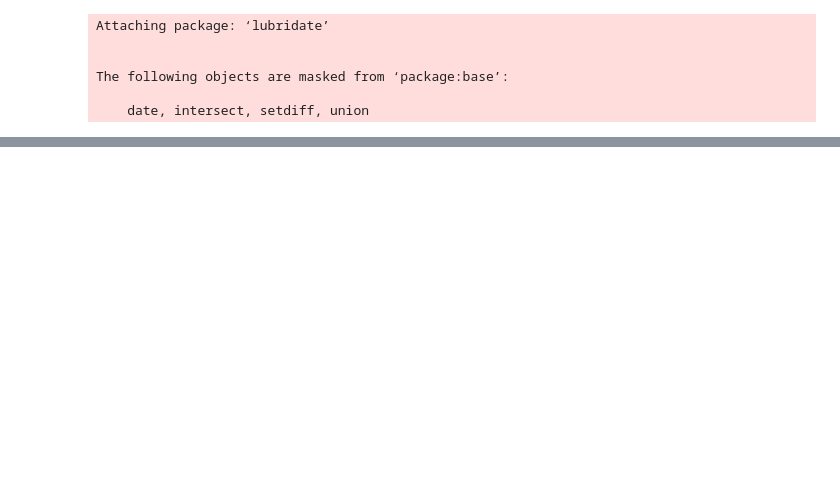
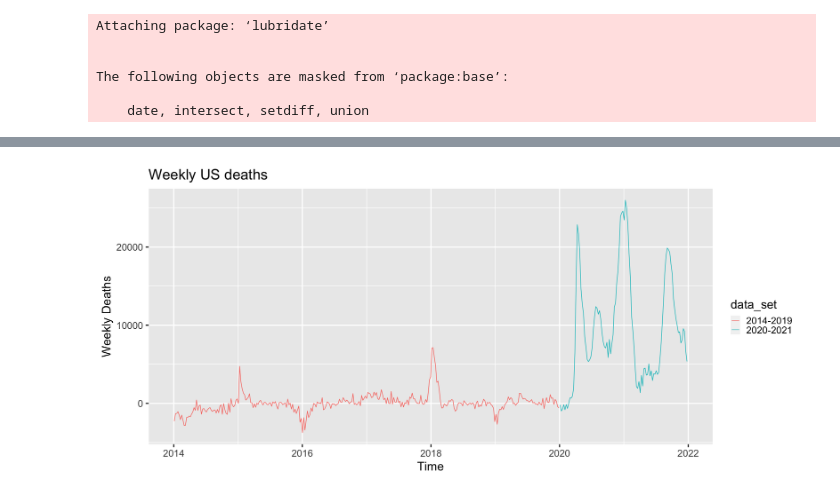
Before and after one commit to matzhaugen/mortality, a Jupyter notebook: notebooks/analysis.ipynb, the cells around one changed output, grey strips where cells are left out. Drawn from its saved outputs; the diff is of its cells as text; code cells hidden in the pictures; blank space fills up the shorter version.

```diff
--- a/notebooks/analysis.ipynb
+++ b/notebooks/analysis.ipynb
@@ -67,0 +116,6 @@ summary(us_death)
+# %%
+# Subtract weekly median from 2014-2019
+median = us_death_all[us_death_all$data_set=="2014-2019",] %>% group_by(MMWR.Week) %>% summarise(med = median(detrended))
+merged = merge(us_death_all, median, by="MMWR.Week")
+head(merged)
+merged$centered = merged$detrended - merged$med
@@ -67,0 +132,9 @@ summary(us_death)
+# %%
+# plot centered deaths
+options(repr.plot.width=18, repr.plot.height=8)
+b = ggplot(merged, aes(x=Week.Ending.Date, y=centered, color=data_set))
+b + geom_line() +
+theme_gray(base_size = 22) +
+labs(x = "Time", y = "Weekly Deaths", title="Weekly US deaths")
+# %% [output]
+[figure, added]
```
Also changed, not shown: parts of 16 cells of this notebook, 3 other files.
